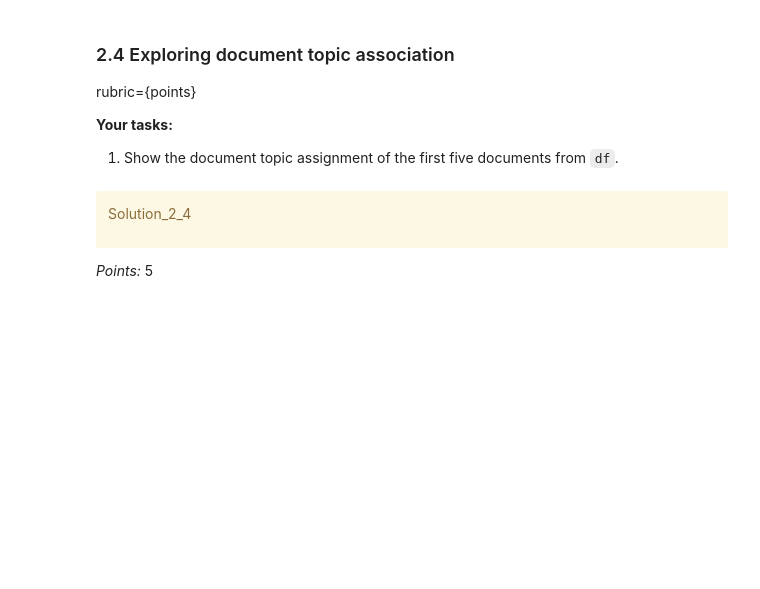
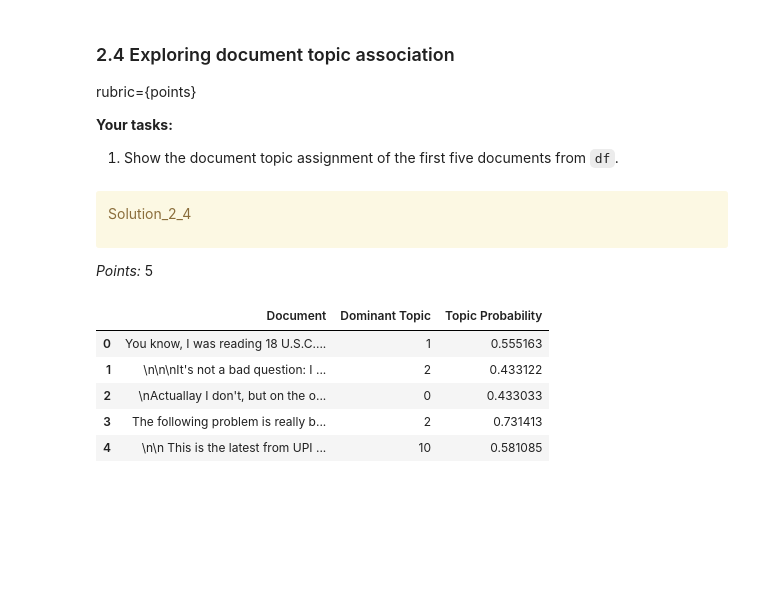
Before and after one commit to moraesand/hw7_330, a Jupyter notebook: hw7.ipynb, the cells around one changed output. Cells and saved outputs as stored; diff of their text form; code cells hidden in the pictures; blank space fills up the shorter version.

```diff
--- a/hw7.ipynb
+++ b/hw7.ipynb
@@ -588,0 +656,19 @@ _Type your answer here, replacing this text._
+# %%
+from sklearn.decomposition import LatentDirichletAllocation
+
+vectorizer = CountVectorizer(max_df=0.95, min_df=2, max_features=1000)
+dtm = vectorizer.fit_transform(df["text_pp"])
+
+ncomponents = [2, 4, 6, 8, 10, 12, 14, 16]
+
+for ncomponent in ncomponents:
+    lda = LatentDirichletAllocation(n_components=ncomponent, random_state=42)
+    lda.fit(dtm)
+
+    words = vectorizer.get_feature_names_out()
+
+    print(f"n_components: {ncomponent}")
+    for i, topic in enumerate(lda.components_):
+        top_words = [words[j] for j in topic.argsort()[-10:][::-1]]
+        print(f"Topic {i}: {' | '.join(top_words)}")
+    print("\n")
@@ -628,6 +747,27 @@ Solution_2_4
 </div>
 
 _Points:_ 5
+# %%
+lda = LatentDirichletAllocation(n_components=12, random_state=42)
+lda.fit(dtm)
+topic_distributions = lda.transform(dtm)
+
+dominant_topics = topic_distributions.argmax(axis=1)
+
+topic_df = pd.DataFrame({
+    'Document': df['text'].head(5),
+    'Dominant Topic': dominant_topics[:5],
+    'Topic Probability': topic_distributions[:5].max(axis=1)
+})
+
+topic_df
+# %% [output]
+|  | Document | Dominant Topic | Topic Probability |
+| 0 | You know, I was reading 18 U.S.C.... | 1 | 0.555163 |
+| 1 | \n\n\nIt's not a bad question: I ... | 2 | 0.433122 |
+| 2 | \nActuallay I don't, but on the o... | 0 | 0.433033 |
+| 3 | The following problem is really b... | 2 | 0.731413 |
+| 4 | \n\n This is the latest from UPI ... | 10 | 0.581085 |
 # %% [markdown]
 <!-- END QUESTION -->
 
```
Also changed, not shown: parts of 10 cells of this notebook, 1 other file.
